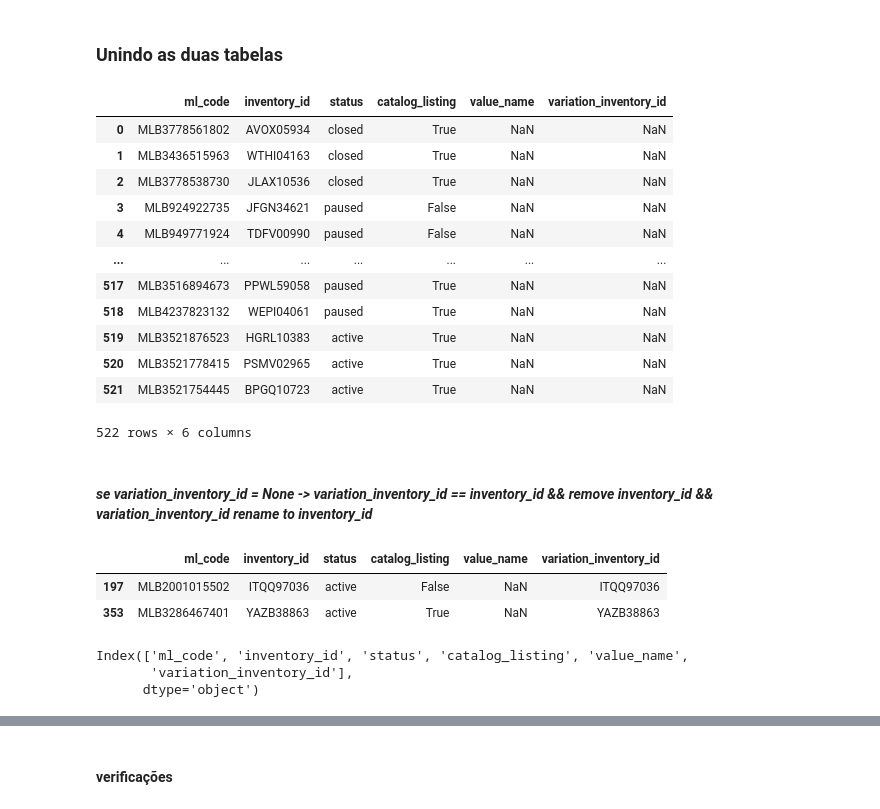
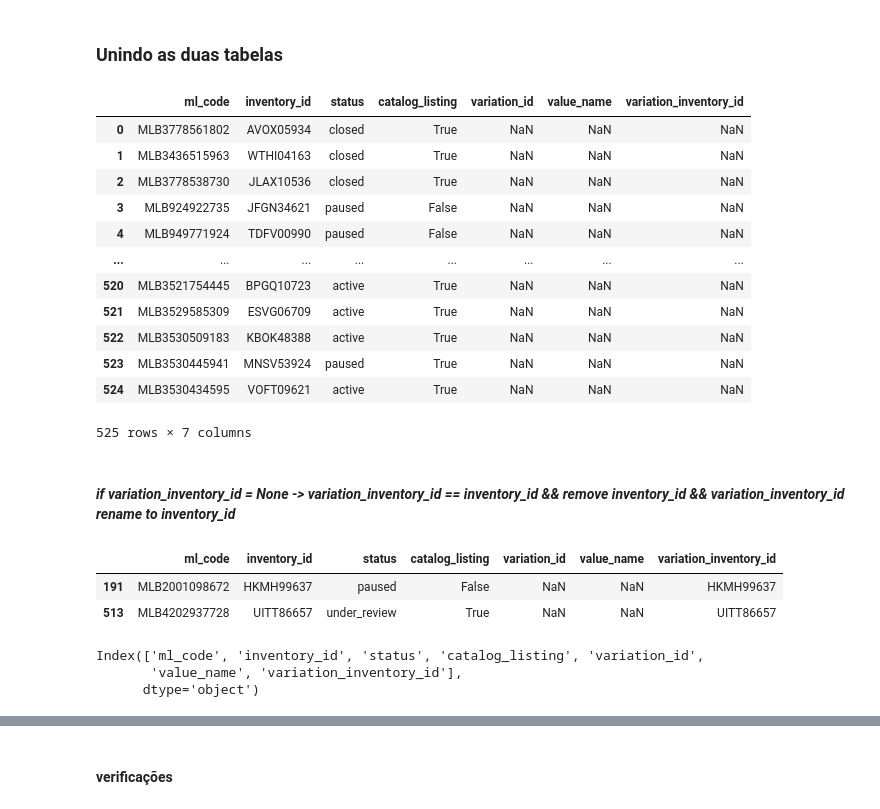
Before and after one commit to lpcoutinho/mcenter_streamlit, a Jupyter notebook: Notebooks/populando_tabela/tabela_de_produtos.ipynb, the cells around one changed output, grey strips where cells are left out. Saved outputs shown, nothing was run; the diff lists cells and outputs as text; code cells hidden in the pictures.

```diff
--- a/Notebooks/populando_tabela/tabela_de_produtos.ipynb
+++ b/Notebooks/populando_tabela/tabela_de_produtos.ipynb
@@ -137,15 +178,15 @@ print(f"Tamanho da lista de itens: {len(json_list_item)}")
 # %%
 # Salvando em um arquivo
-caminho_arquivo = "../../Data/Output/lista_itens.json"
+file_path = "../../Data/Output/lista_itens.json"
 # %%
 # Escrever a lista em um arquivo JSON
-with open(caminho_arquivo, "w") as arquivo:
-    json.dump(json_list_item, arquivo)
+with open(file_path, "w") as file:
+    json.dump(json_list_item, file)
 # %%
-caminho_arquivo = "../../Data/Output/lista_itens.json"
+file_path = "../../Data/Output/lista_itens.json"
 
-with open(caminho_arquivo, "r") as arquivo:
-    json_list_item = json.load(arquivo)
+with open(file_path, "r") as file:
+    json_list_item = json.load(file)
 
 print(f"Tamanho da lista de itens: {len(json_list_item)}")
 print(json_list_item)
@@ -357,29 +400,29 @@ Name: count, Length: 69, dtype: int64
 # %%
 df_sku_var = pd.merge(
     df_sku,
     df_variations,
     left_on=["ml_code", "inventory_id"],
     right_on=["ml_code", "inventory_id"],
     how="left",
 )
-df_sku_var = df_sku_var.drop(["variations", "variation_id"], axis=1)
+df_sku_var = df_sku_var.drop(["variations"], axis=1)
 df_sku_var
 # %% [output]
-|  | ml_code | inventory_id | status | catalog_listing | value_name | variation_inventory_id |
-| 0 | MLB3778561802 | AVOX05934 | closed | True | NaN | NaN |
-| 1 | MLB3436515963 | WTHI04163 | closed | True | NaN | NaN |
-| 2 | MLB3778538730 | JLAX10536 | closed | True | NaN | NaN |
-| 3 | MLB924922735 | JFGN34621 | paused | False | NaN | NaN |
-| 4 | MLB949771924 | TDFV00990 | paused | False | NaN | NaN |
-| ... | ... | ... | ... | ... | ... | ... |
-| 517 | MLB3516894673 | PPWL59058 | paused | True | NaN | NaN |
-| 518 | MLB4237823132 | WEPI04061 | paused | True | NaN | NaN |
-| 519 | MLB3521876523 | HGRL10383 | active | True | NaN | NaN |
-| 520 | MLB3521778415 | PSMV02965 | active | True | NaN | NaN |
-| 521 | MLB3521754445 | BPGQ10723 | active | True | NaN | NaN |
+|  | ml_code | inventory_id | status | catalog_listing | variation_id | value_name | variation_inventory_id |
+| 0 | MLB3778561802 | AVOX05934 | closed | True | NaN | NaN | NaN |
+| 1 | MLB3436515963 | WTHI04163 | closed | True | NaN | NaN | NaN |
+| 2 | MLB3778538730 | JLAX10536 | closed | True | NaN | NaN | NaN |
+| 3 | MLB924922735 | JFGN34621 | paused | False | NaN | NaN | NaN |
+| 4 | MLB949771924 | TDFV00990 | paused | False | NaN | NaN | NaN |
+| ... | ... | ... | ... | ... | ... | ... | ... |
+| 520 | MLB3521754445 | BPGQ10723 | active | True | NaN | NaN | NaN |
+| 521 | MLB3529585309 | ESVG06709 | active | True | NaN | NaN | NaN |
+| 522 | MLB3530509183 | KBOK48388 | active | True | NaN | NaN | NaN |
+| 523 | MLB3530445941 | MNSV53924 | paused | True | NaN | NaN | NaN |
+| 524 | MLB3530434595 | VOFT09621 | active | True | NaN | NaN | NaN |
-522 rows × 6 columns
+525 rows × 7 columns
 # %% [markdown]
-#### *se variation_inventory_id = None -> variation_inventory_id == inventory_id && remove inventory_id && variation_inventory_id rename to inventory_id*
+#### *if variation_inventory_id = None -> variation_inventory_id == inventory_id && remove inventory_id && variation_inventory_id rename to inventory_id*
 # %%
 df_sku_var["variation_inventory_id"].fillna(df_sku_var["inventory_id"], inplace=True)
 
@@ -387,14 +430,14 @@ df_sku_var["variation_inventory_id"].fillna(df_sku_var["inventory_id"], inplace=
 result = df_sku_var[df_sku_var["variation_inventory_id"] == df_sku_var["inventory_id"]]
 result.sample(2)
 # %% [output]
-|  | ml_code | inventory_id | status | catalog_listing | value_name | variation_inventory_id |
-| 197 | MLB2001015502 | ITQQ97036 | active | False | NaN | ITQQ97036 |
-| 353 | MLB3286467401 | YAZB38863 | active | True | NaN | YAZB38863 |
+|  | ml_code | inventory_id | status | catalog_listing | variation_id | value_name | variation_inventory_id |
+| 191 | MLB2001098672 | HKMH99637 | paused | False | NaN | NaN | HKMH99637 |
+| 513 | MLB4202937728 | UITT86657 | under_review | True | NaN | NaN | UITT86657 |
 # %%
 df_sku_var.columns
 # %% [output]
-Index(['ml_code', 'inventory_id', 'status', 'catalog_listing', 'value_name',
-       'variation_inventory_id'],
+Index(['ml_code', 'inventory_id', 'status', 'catalog_listing', 'variation_id',
+       'value_name', 'variation_inventory_id'],
       dtype='object')
 # %%
 # df_sku_var = df_sku_var.drop(['inventory_id'], axis=1)
```
Also changed, not shown: parts of 59 cells of this notebook, 16 other files.
